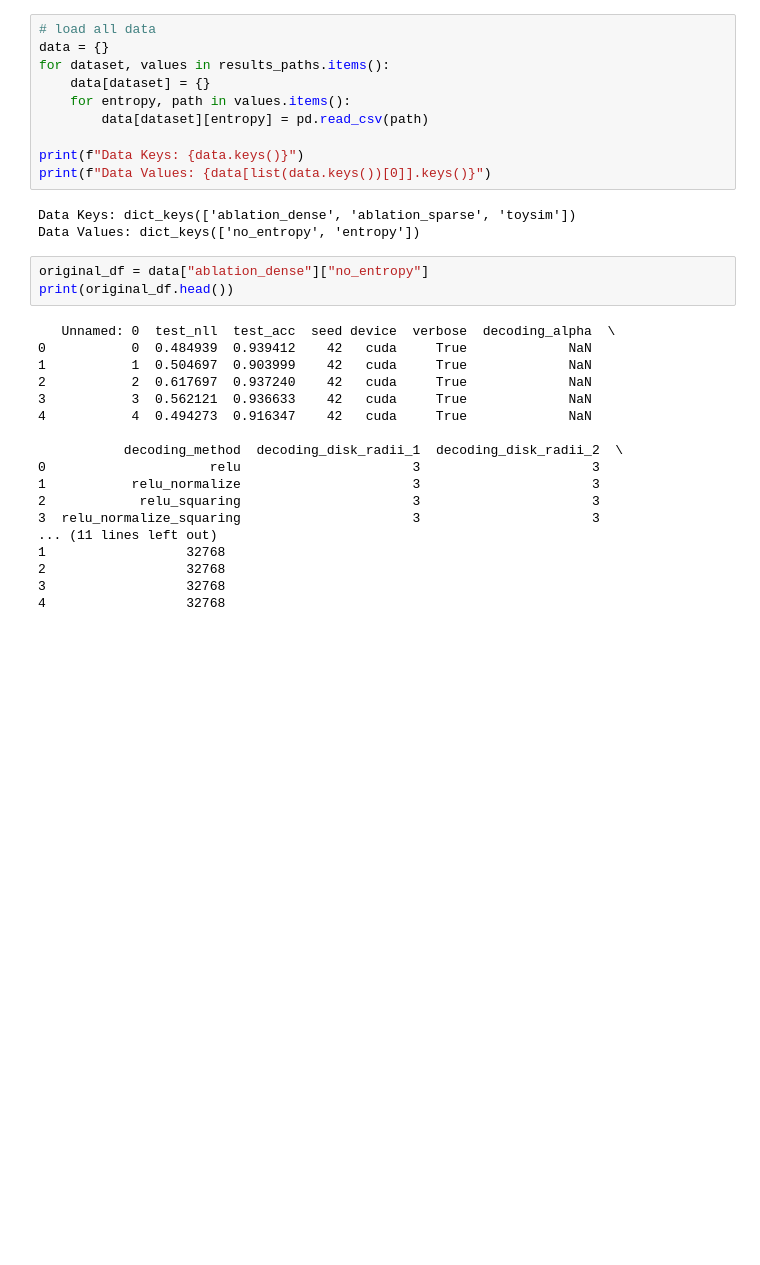
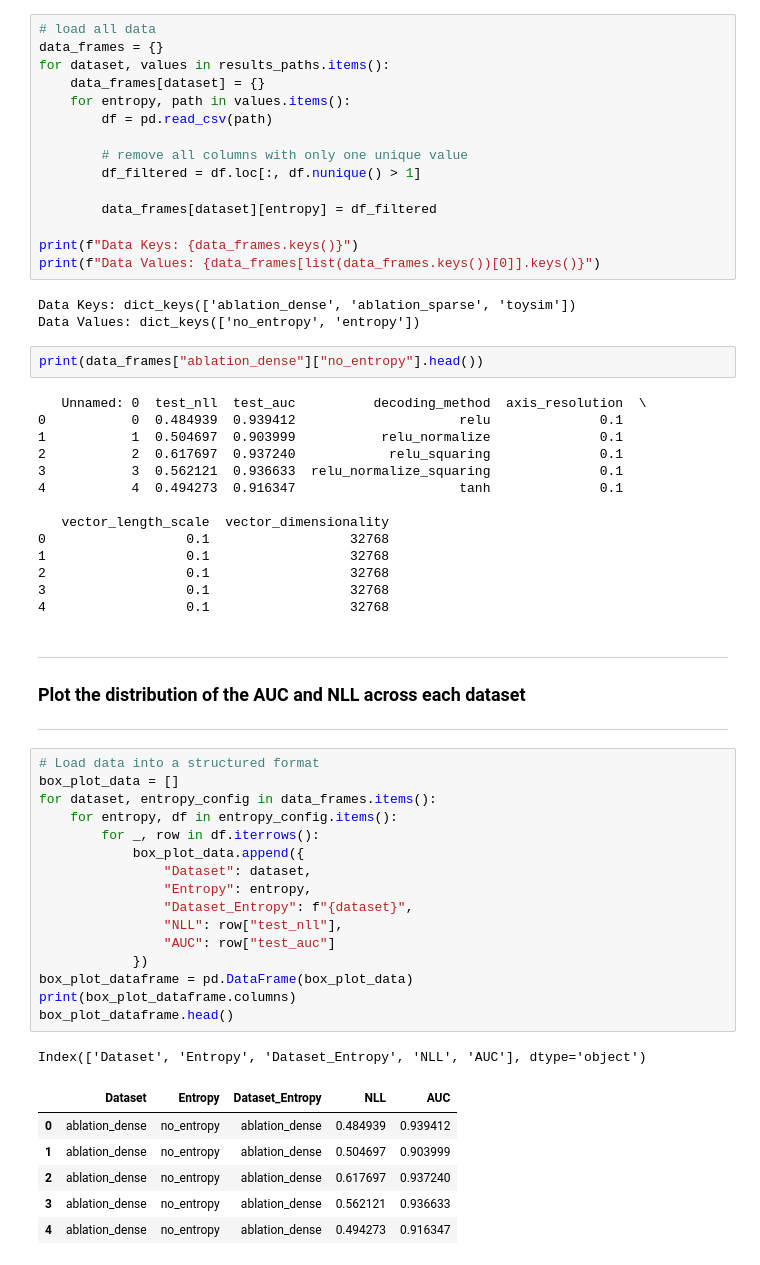
Before and after one commit to shaymeister/VSA-OGM, a Jupyter notebook: results/visualization/exp1.ipynb, the cells around one changed output. Saved outputs shown, nothing was run; the diff lists cells and outputs as text; blank space fills up the shorter version.

```diff
--- a/results/visualization/exp1.ipynb
+++ b/results/visualization/exp1.ipynb
@@ -29,35 +30,63 @@ for dataset, values in results_paths.items():
             exit(1)
 # %%
 # load all data
-data = {}
+data_frames = {}
 for dataset, values in results_paths.items():
-    data[dataset] = {}
+    data_frames[dataset] = {}
     for entropy, path in values.items():
-        data[dataset][entropy] = pd.read_csv(path)
+        df = pd.read_csv(path)
 
-print(f"Data Keys: {data.keys()}")
-print(f"Data Values: {data[list(data.keys())[0]].keys()}")
+        # remove all columns with only one unique value
+        df_filtered = df.loc[:, df.nunique() > 1]
+
+        data_frames[dataset][entropy] = df_filtered
+
+print(f"Data Keys: {data_frames.keys()}")
+print(f"Data Values: {data_frames[list(data_frames.keys())[0]].keys()}")
 # %% [output]
 Data Keys: dict_keys(['ablation_dense', 'ablation_sparse', 'toysim'])
 Data Values: dict_keys(['no_entropy', 'entropy'])
 # %%
-original_df = data["ablation_dense"]["no_entropy"]
-print(original_df.head())
+print(data_frames["ablation_dense"]["no_entropy"].head())
 # %% [output]
-   Unnamed: 0  test_nll  test_acc  seed device  verbose  decoding_alpha  \
-0           0  0.484939  0.939412    42   cuda     True             NaN
-1           1  0.504697  0.903999    42   cuda     True             NaN
-2           2  0.617697  0.937240    42   cuda     True             NaN
-3           3  0.562121  0.936633    42   cuda     True             NaN
-4           4  0.494273  0.916347    42   cuda     True             NaN
+   Unnamed: 0  test_nll  test_auc          decoding_method  axis_resolution  \
+0           0  0.484939  0.939412                     relu              0.1
+1           1  0.504697  0.903999           relu_normalize              0.1
+2           2  0.617697  0.937240            relu_squaring              0.1
+3           3  0.562121  0.936633  relu_normalize_squaring              0.1
+4           4  0.494273  0.916347                     tanh              0.1
 
-           decoding_method  decoding_disk_radii_1  decoding_disk_radii_2  \
-0                     relu                      3                      3
-1           relu_normalize                      3                      3
-2            relu_squaring                      3                      3
-3  relu_normalize_squaring                      3                      3
-... (11 lines left out)
-1                  32768
-2                  32768
-3                  32768
-4                  32768
+   vector_length_scale  vector_dimensionality
+0                  0.1                  32768
+1                  0.1                  32768
+2                  0.1                  32768
+3                  0.1                  32768
+4                  0.1                  32768
+# %% [markdown]
+---
+### Plot the distribution of the AUC and NLL across each dataset
+---
+# %%
+# Load data into a structured format
+box_plot_data = []
+for dataset, entropy_config in data_frames.items():
+    for entropy, df in entropy_config.items():
+        for _, row in df.iterrows():
+            box_plot_data.append({
+                "Dataset": dataset,
+                "Entropy": entropy,
+                "Dataset_Entropy": f"{dataset}",
+                "NLL": row["test_nll"],
+                "AUC": row["test_auc"]
+            })
+box_plot_dataframe = pd.DataFrame(box_plot_data)
+print(box_plot_dataframe.columns)
+box_plot_dataframe.head()
+# %% [output]
+Index(['Dataset', 'Entropy', 'Dataset_Entropy', 'NLL', 'AUC'], dtype='object')
+|  | Dataset | Entropy | Dataset_Entropy | NLL | AUC |
+| 0 | ablation_dense | no_entropy | ablation_dense | 0.484939 | 0.939412 |
+| 1 | ablation_dense | no_entropy | ablation_dense | 0.504697 | 0.903999 |
+| 2 | ablation_dense | no_entropy | ablation_dense | 0.617697 | 0.937240 |
+| 3 | ablation_dense | no_entropy | ablation_dense | 0.562121 | 0.936633 |
+| 4 | ablation_dense | no_entropy | ablation_dense | 0.494273 | 0.916347 |
```
Also changed, not shown: parts of 4 cells of this notebook.
